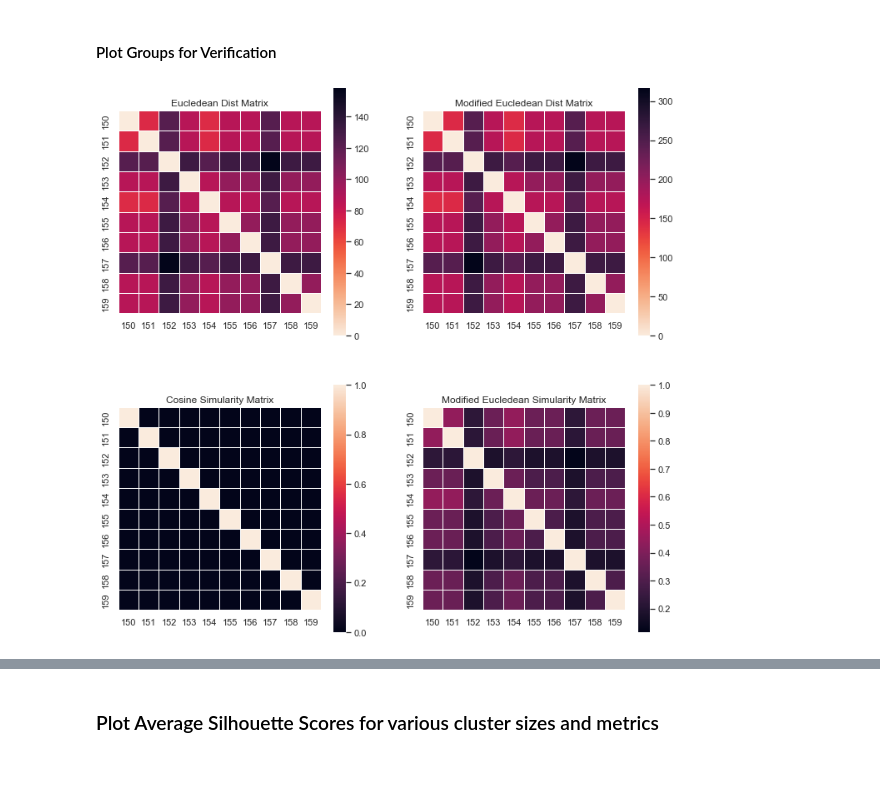
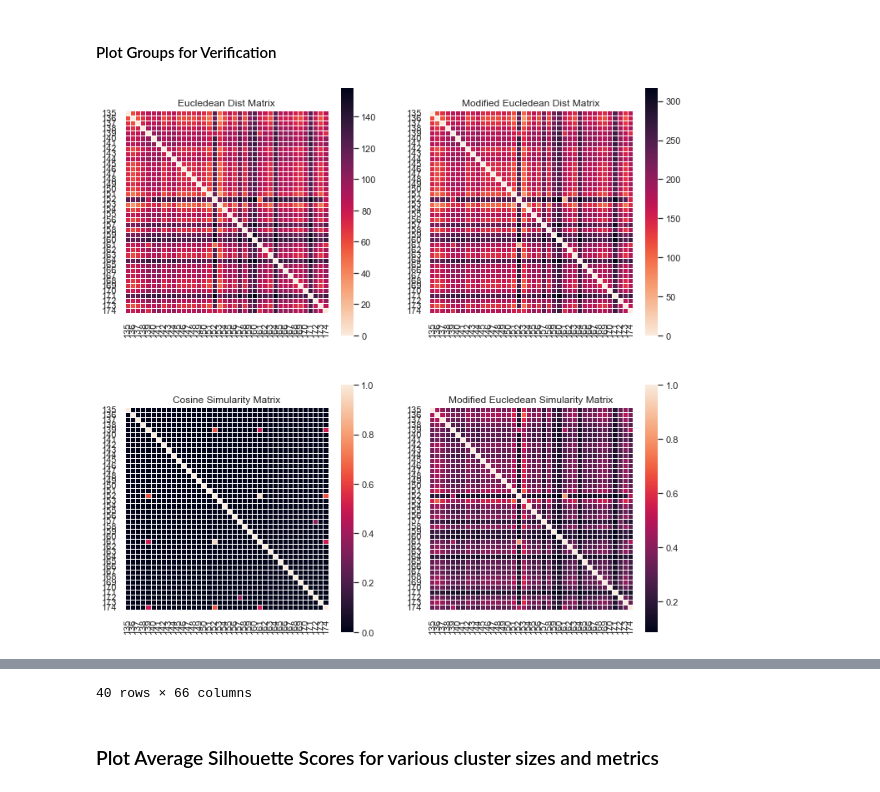
Before and after one commit to deakynek/SpringBoardProjects, a Jupyter notebook: Capstone3/Similarity Score Generation.ipynb, the cells around one changed output, grey strips where cells are left out. Cells and saved outputs as stored; diff of their text form; code cells hidden in the pictures.

```diff
--- a/Capstone3/Similarity Score Generation.ipynb
+++ b/Capstone3/Similarity Score Generation.ipynb
@@ -916,8 +916,8 @@ OL_Data_Cat_Simplified.to_csv("./OL_Data_Cat_Simplified.csv", index=False)
 cmap = sns.cm.rocket_r
 sns.set(rc = {'figure.figsize':(10,5)})
 
-startCol =150
-numberOfCols = 10
+startCol =135
+numberOfCols = 40
 endCol = startCol+numberOfCols
 GroupName = 'CustomerProductGroupId'
 
@@ -925,31 +925,31 @@ GroupName = 'CustomerProductGroupId'
 CustomerProdGroupsSubset = CustomerUniqueProductGroups.sort_values(by=GroupName)[CustomerUniqueProductGroups[GroupName].isin(range(startCol,endCol))]
 CustomerProdGroupsSubset = CustomerProdGroupsSubset.loc[:, CustomerProdGroupsSubset.any()]
 
 
 CustomerProdCosSubset = CustomerProductGroupCosineSimularity.sort_values(by=GroupName)[CustomerProductGroupCosineSimularity[GroupName].isin(range(startCol,endCol))].iloc[:,startCol+1:endCol+1]
 CustomerProdGroupEuclideanSubset = CustomerProductGroupEuclideanDist.sort_values(by=GroupName)[CustomerProductGroupEuclideanDist[GroupName].isin(range(startCol,endCol))].iloc[:,startCol+1:endCol+1]
 CustomerProdModEucSimSubset = CustomerProductModEucSim.sort_values(by=GroupName)[CustomerProductModEucSim[GroupName].isin(range(startCol,endCol))].iloc[:,startCol+1:endCol+1]
 CustomerProdModEucDistSubset = CustomerProductModEucDist.sort_values(by=GroupName)[CustomerProductModEucDist[GroupName].isin(range(startCol,endCol))].iloc[:,startCol+1:endCol+1]
 
 
 fig, ((ax1, ax2), (ax3, ax4)) = plt.subplots(2, 2, figsize=(12,12))
 
 cmap = sns.cm.rocket_r
 ax1.set_title('Eucledean Dist Matrix')
 sns.heatmap(CustomerProdGroupEuclideanSubset, ax=ax1, xticklabels=True, yticklabels=True, cmap=cmap, linewidth=1, linecolor='w', square=True)
 
 ax2.set_title('Modified Eucledean Dist Matrix')
 sns.heatmap(CustomerProdModEucDistSubset, ax=ax2, xticklabels=True, yticklabels=True, cmap=cmap, linewidth=1, linecolor='w', square=True)
 
 cmap = sns.cm.rocket
 ax4.set_title('Modified Eucledean Simularity Matrix')
 sns.heatmap(CustomerProdModEucSimSubset, ax=ax4, xticklabels=True, yticklabels=True, cmap=cmap, linewidth=1, linecolor='w', square=True)
 
 ax3.set_title('Cosine Simularity Matrix')
 sns.heatmap(CustomerProdCosSubset, ax=ax3, xticklabels=True, yticklabels=True, cmap=cmap, linewidth=1, linecolor='w', square=True)
 
 plt.show()
 
 CustomerProdGroupsSubset
 # %% [output]
-[figure, old version]
+[figure, new version]
@@ -967,3 +973,4 @@ CustomerProdGroupsSubset
+40 rows × 66 columns
 # %% [markdown]
 ### Plot Average Silhouette Scores for various cluster sizes and metrics
 # %%
```
Also changed, not shown: parts of 4 cells of this notebook, 1 other file.
